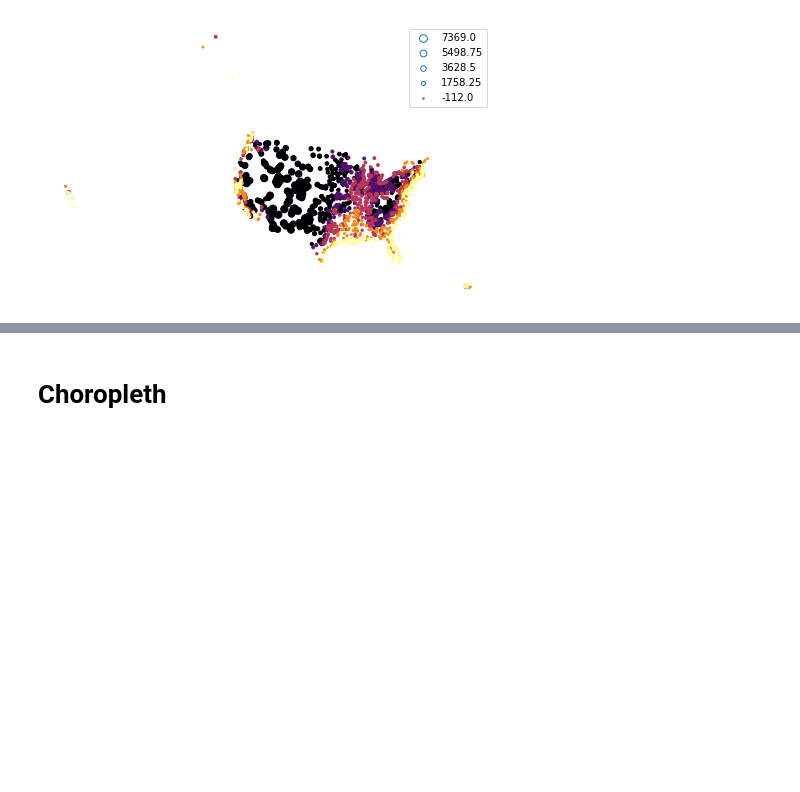
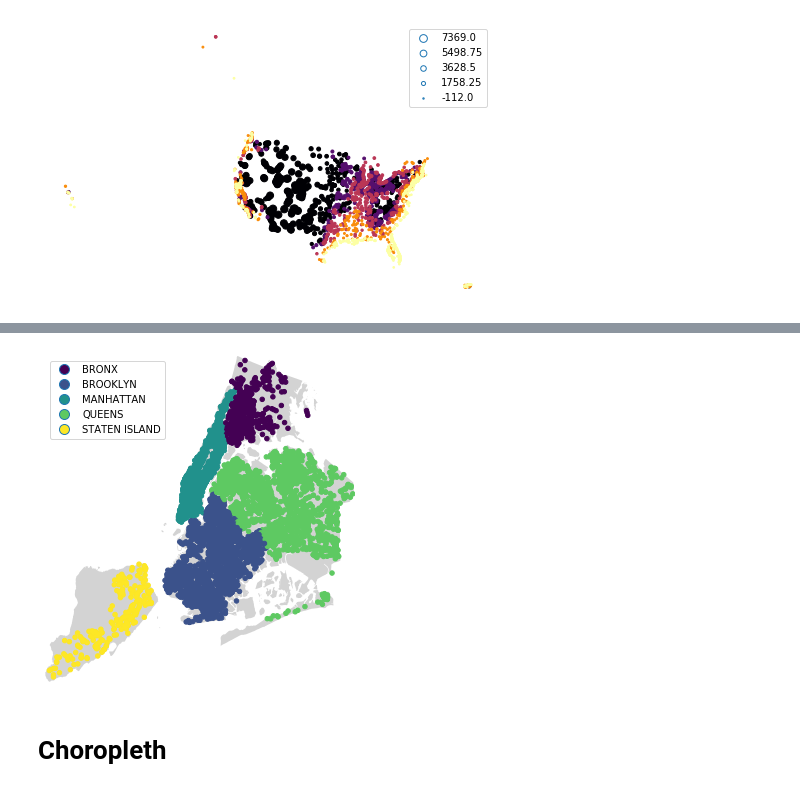
Before and after one commit to ResidentMario/geoplot, a Jupyter notebook: notebooks/generate-api-reference-images.ipynb, the cells around one changed output, grey strips where cells are left out. Cells and saved outputs as stored; diff of their text form; code cells hidden in the pictures; blank space fills up the shorter version.

Commit message:
Fix up polyplot and some work on choropleth.

```diff
--- a/notebooks/generate-api-reference-images.ipynb
+++ b/notebooks/generate-api-reference-images.ipynb
@@ -74,2 +78,14 @@ plt.savefig('../figures/pointplot/pointplot-scale.png', **savefig_kwargs)
+# %%
+ax = gplt.polyplot(
+    boroughs, projection=gcrs.AlbersEqualArea(),
+    edgecolor='None', facecolor='lightgray'
+)
+gplt.pointplot(
+    collisions[collisions['BOROUGH'].notnull()], projection=gcrs.AlbersEqualArea(),
+    hue='BOROUGH', ax=ax, legend=True
+)
+plt.savefig('../figures/polyplot/polyplot-stacked.png', **savefig_kwargs)
+# %% [output]
+[figure, added]
 # %% [markdown]
 # Choropleth
```
Also changed, not shown: parts of 12 cells of this notebook, 5 other files.
